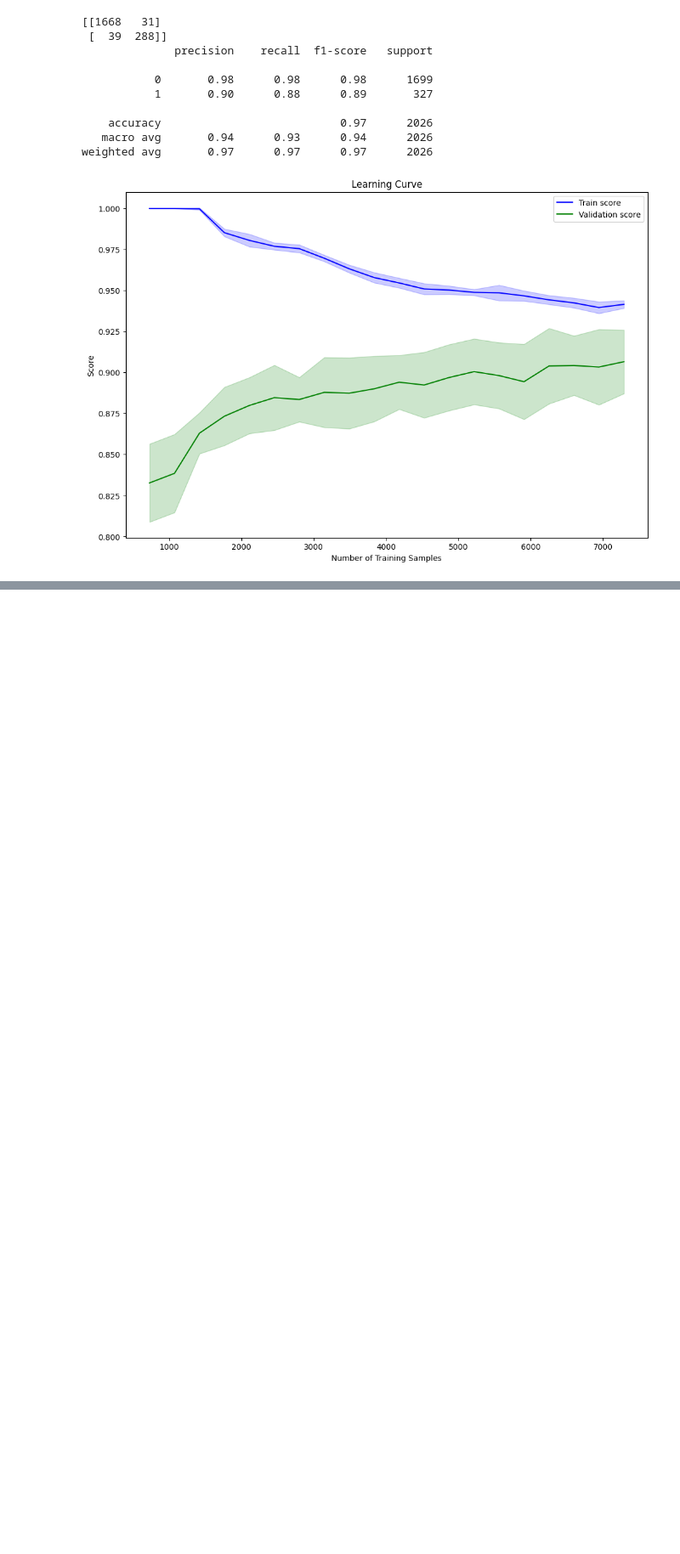
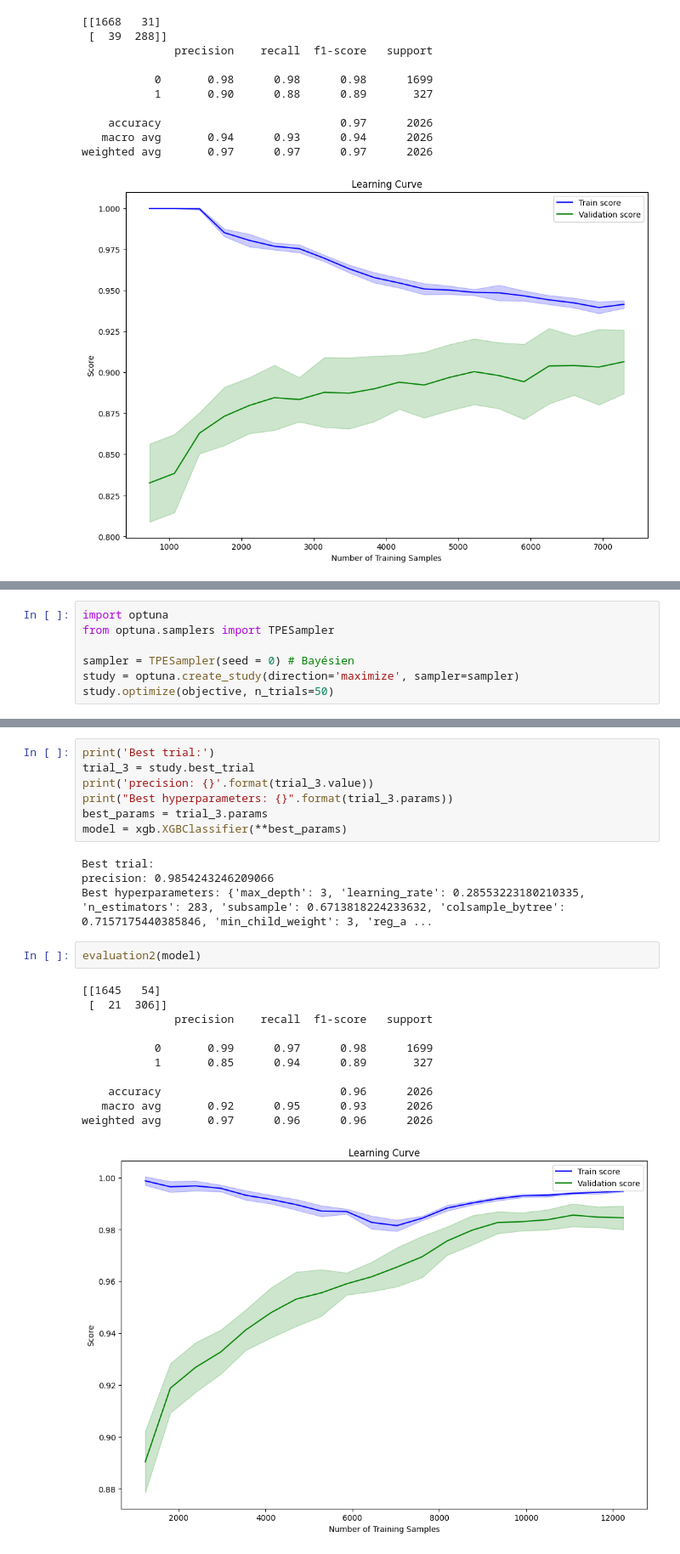
Before and after one commit to TheoRepo1/ML_Project_BankChurners, a Jupyter notebook: MyProject.ipynb, the cells around one changed output, grey strips where cells are left out. Shown at 85% size. Cells and saved outputs as stored; diff of their text form; blank space fills up the shorter version.

```diff
--- a/MyProject.ipynb
+++ b/MyProject.ipynb
@@ -790,0 +908,7 @@ Score sur les données de test (F1 score): 0.8377952755905512
+# %%
+import optuna
+from optuna.samplers import TPESampler
+
+sampler = TPESampler(seed = 0) # Bayésien
+study = optuna.create_study(direction='maximize', sampler=sampler)
+study.optimize(objective, n_trials=50)
@@ -790,0 +933,25 @@ Score sur les données de test (F1 score): 0.8377952755905512
+# %%
+print('Best trial:')
+trial_3 = study.best_trial
+print('precision: {}'.format(trial_3.value))
+print("Best hyperparameters: {}".format(trial_3.params))
+best_params = trial_3.params
+model = xgb.XGBClassifier(**best_params)
+# %% [output]
+Best trial:
+precision: 0.9854243246209066
+Best hyperparameters: {'max_depth': 3, 'learning_rate': 0.28553223180210335, 'n_estimators': 283, 'subsample': 0.6713818224233632, 'colsample_bytree': 0.7157175440385846, 'min_child_weight': 3, 'reg_a ...
+# %%
+evaluation2(model)
+# %% [output]
+[[1645   54]
+ [  21  306]]
+              precision    recall  f1-score   support
+
+           0       0.99      0.97      0.98      1699
+           1       0.85      0.94      0.89       327
+
+    accuracy                           0.96      2026
+   macro avg       0.92      0.95      0.93      2026
+weighted avg       0.97      0.96      0.96      2026
+[figure, added]
```
Also changed, not shown: parts of 34 cells of this notebook.
